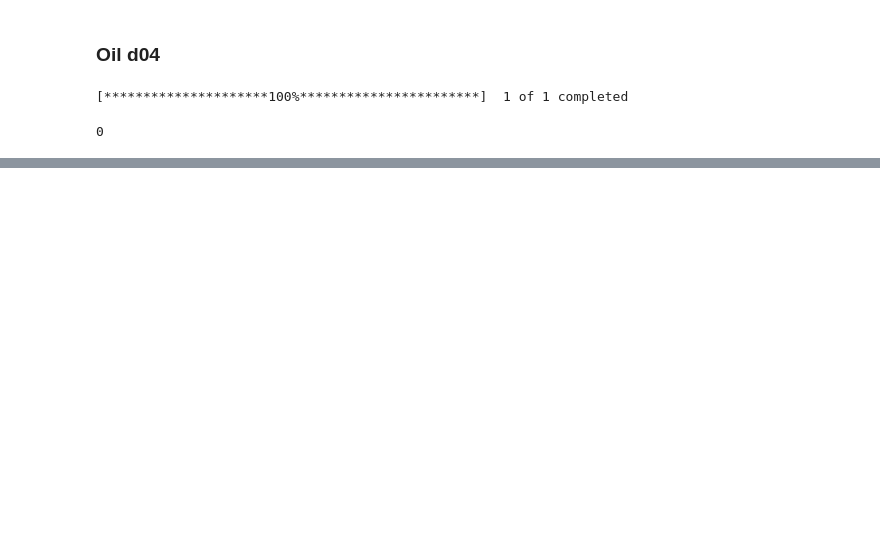
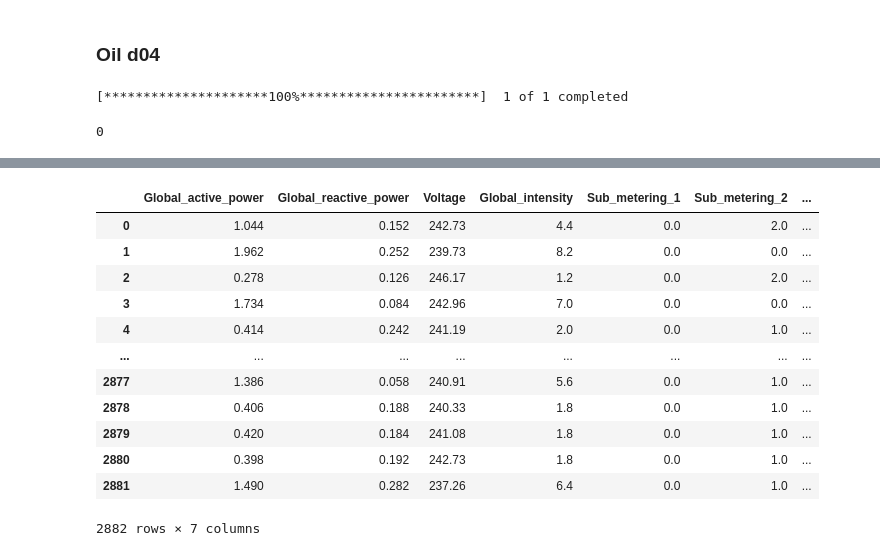
Before and after one commit to ProfiterolePuff/nvita, a Jupyter notebook: experiments/step1_preprocessing.ipynb, the cells around one changed output, grey strips where cells are left out. Cells and saved outputs as stored; diff of their text form; code cells hidden in the pictures; blank space fills up the shorter version.

```diff
--- a/experiments/step1_preprocessing.ipynb
+++ b/experiments/step1_preprocessing.ipynb
@@ -166,0 +200,16 @@ df4
+# %%
+df5
+# %% [output]
+|  | Global_active_power | Global_reactive_power | Voltage | Global_intensity | Sub_metering_1 | Sub_metering_2 | ... |
+| 0 | 1.044 | 0.152 | 242.73 | 4.4 | 0.0 | 2.0 | ... |
+| 1 | 1.962 | 0.252 | 239.73 | 8.2 | 0.0 | 0.0 | ... |
+| 2 | 0.278 | 0.126 | 246.17 | 1.2 | 0.0 | 2.0 | ... |
+| 3 | 1.734 | 0.084 | 242.96 | 7.0 | 0.0 | 0.0 | ... |
+| 4 | 0.414 | 0.242 | 241.19 | 2.0 | 0.0 | 1.0 | ... |
+| ... | ... | ... | ... | ... | ... | ... | ... |
+| 2877 | 1.386 | 0.058 | 240.91 | 5.6 | 0.0 | 1.0 | ... |
+| 2878 | 0.406 | 0.188 | 240.33 | 1.8 | 0.0 | 1.0 | ... |
+| 2879 | 0.420 | 0.184 | 241.08 | 1.8 | 0.0 | 1.0 | ... |
+| 2880 | 0.398 | 0.192 | 242.73 | 1.8 | 0.0 | 1.0 | ... |
+| 2881 | 1.490 | 0.282 | 237.26 | 6.4 | 0.0 | 1.0 | ... |
+2882 rows × 7 columns
```
Also changed, not shown: parts of 10 cells of this notebook, 2 other files.
